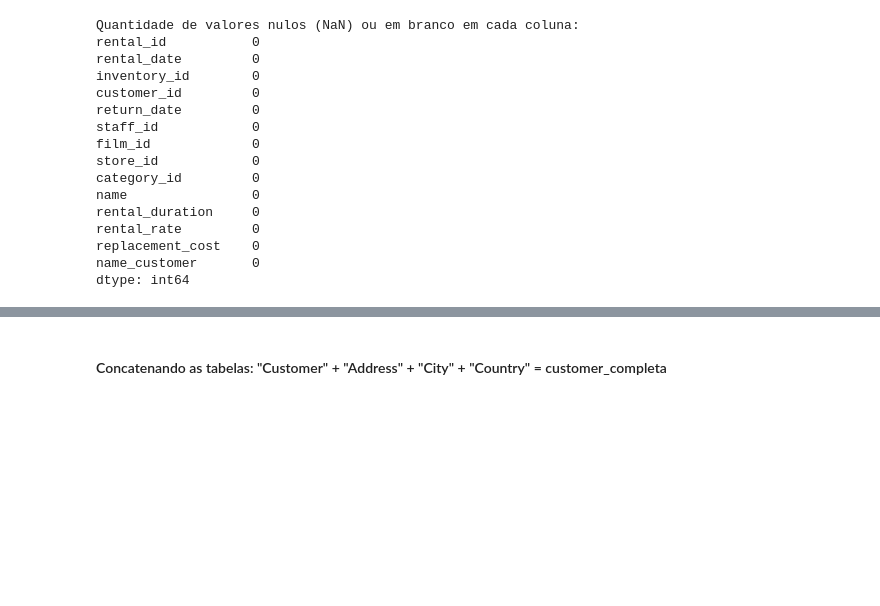
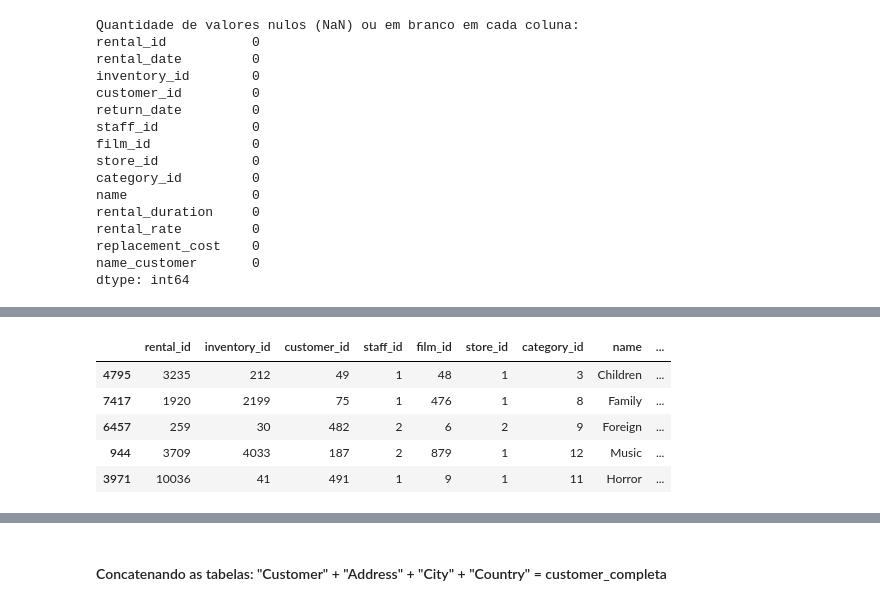
Before and after one commit to AureliaCovre/PROJETO_FILMFRAME, a Jupyter notebook: 2_tratamento/2 - Tratamento.ipynb, the cells around one changed output, grey strips where cells are left out. Drawn from its saved outputs; the diff is of its cells as text; code cells hidden in the pictures; blank space fills up the shorter version.

```diff
--- a/2_tratamento/2 - Tratamento.ipynb
+++ b/2_tratamento/2 - Tratamento.ipynb
@@ -331,0 +332,17 @@ alugueis.sample(5)
+# %%
+# Separando data do horario para verificarmos a sazonalidade
+alugueis[['data_aluguel', 'time']] = alugueis['rental_date'].str.split(' ', expand=True)
+alugueis[['retorno_aluguel', 'time']] = alugueis['return_date'].str.split(' ', expand=True)
+# %%
+# Dropando coluna desnecessária para análise
+alugueis = alugueis.drop(columns=['rental_date', 'return_date', 'time'])
+# %%
+#Pegando uma amostra do conjunto de dados
+alugueis.sample(5)
+# %% [output]
+|  | rental_id | inventory_id | customer_id | staff_id | film_id | store_id | category_id | name | ... |
+| 4795 | 3235 | 212 | 49 | 1 | 48 | 1 | 3 | Children | ... |
+| 7417 | 1920 | 2199 | 75 | 1 | 476 | 1 | 8 | Family | ... |
+| 6457 | 259 | 30 | 482 | 2 | 6 | 2 | 9 | Foreign | ... |
+| 944 | 3709 | 4033 | 187 | 2 | 879 | 1 | 12 | Music | ... |
+| 3971 | 10036 | 41 | 491 | 1 | 9 | 1 | 11 | Horror | ... |
```
Also changed, not shown: parts of 8 cells of this notebook, 3 other files.
